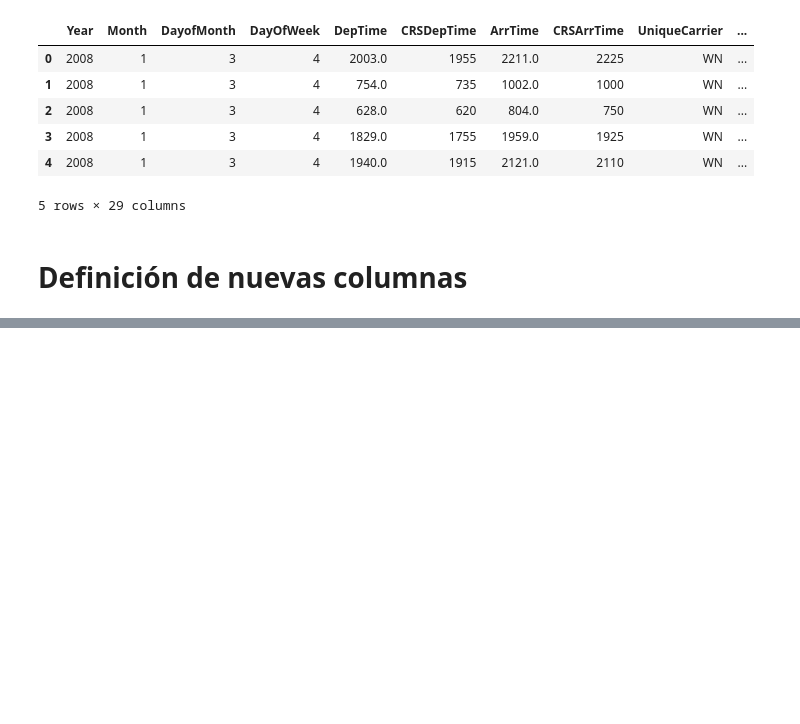
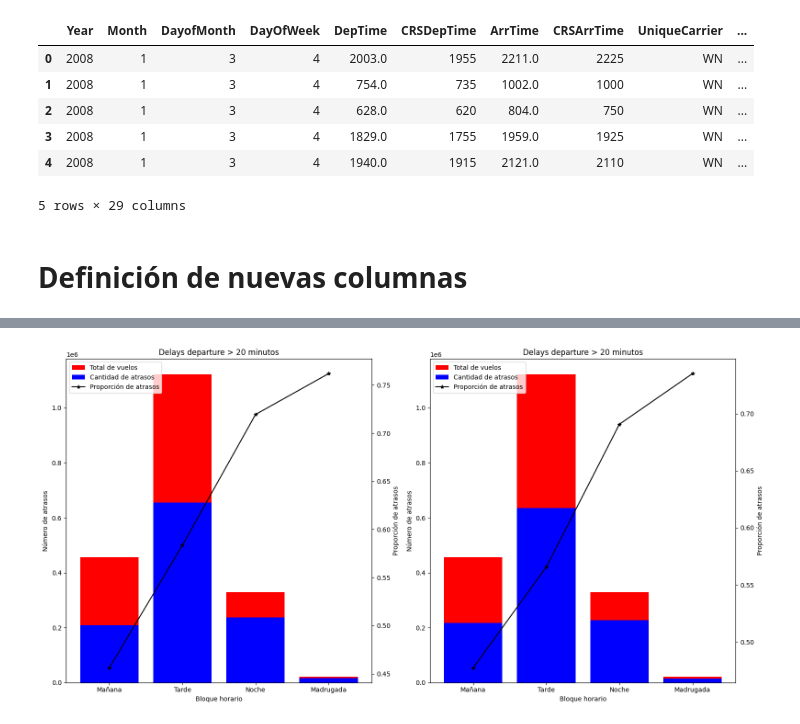
Before and after one commit to DiegoLeonG96/proyecto-pydatascience-udd, a Jupyter notebook: 03_Visualizaciones.ipynb, the cells around one changed output, grey strips where cells are left out. Drawn from its saved outputs; the diff is of its cells as text; code cells hidden in the pictures; blank space fills up the shorter version.

```diff
--- a/03_Visualizaciones.ipynb
+++ b/03_Visualizaciones.ipynb
@@ -56,0 +103,4 @@ data["ArrHourBlock2"] = data["ArrTime"].apply(lambda s: "AM" if s<=1200 else "PM
+# %%
+delay_proportion_plot(data, "DepHourBlock4", 20)
+# %% [output]
+[figure, added]
```
Also changed, not shown: parts of 4 cells of this notebook.
